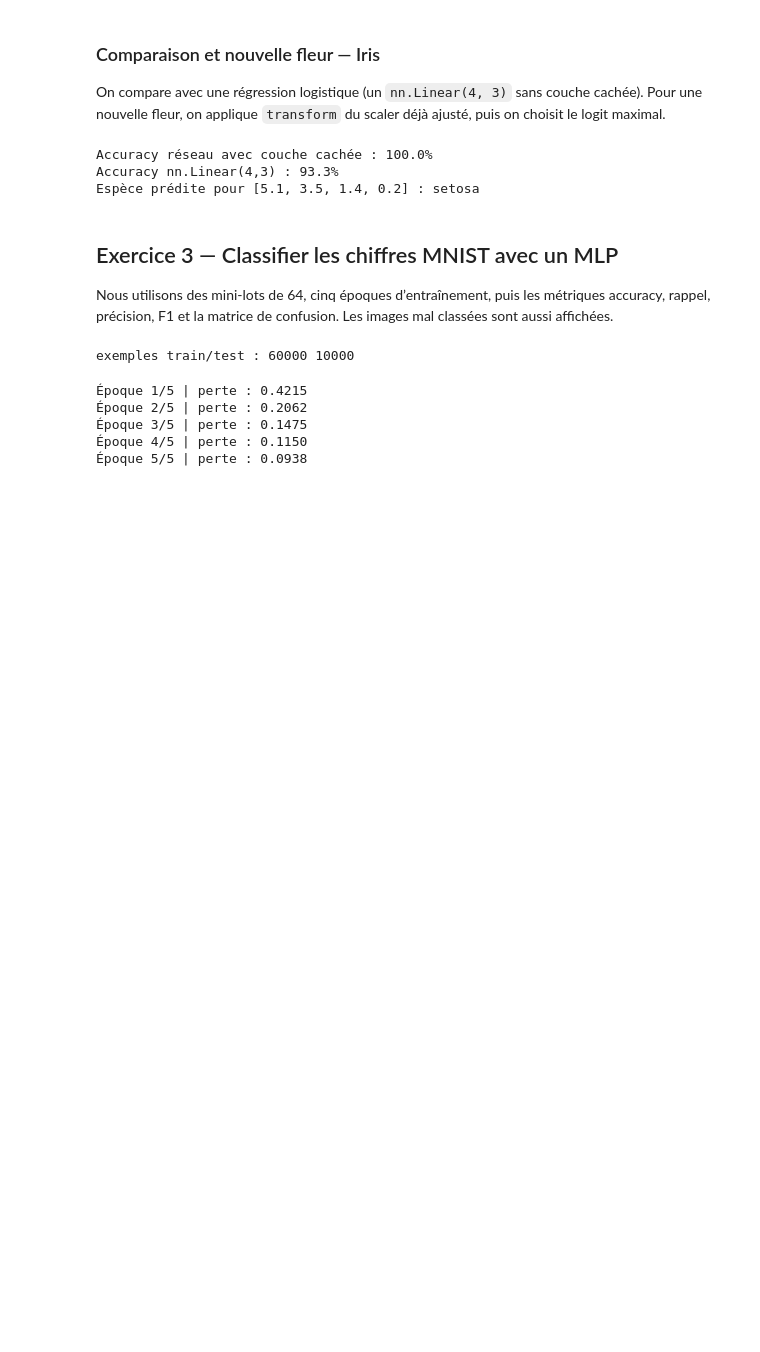
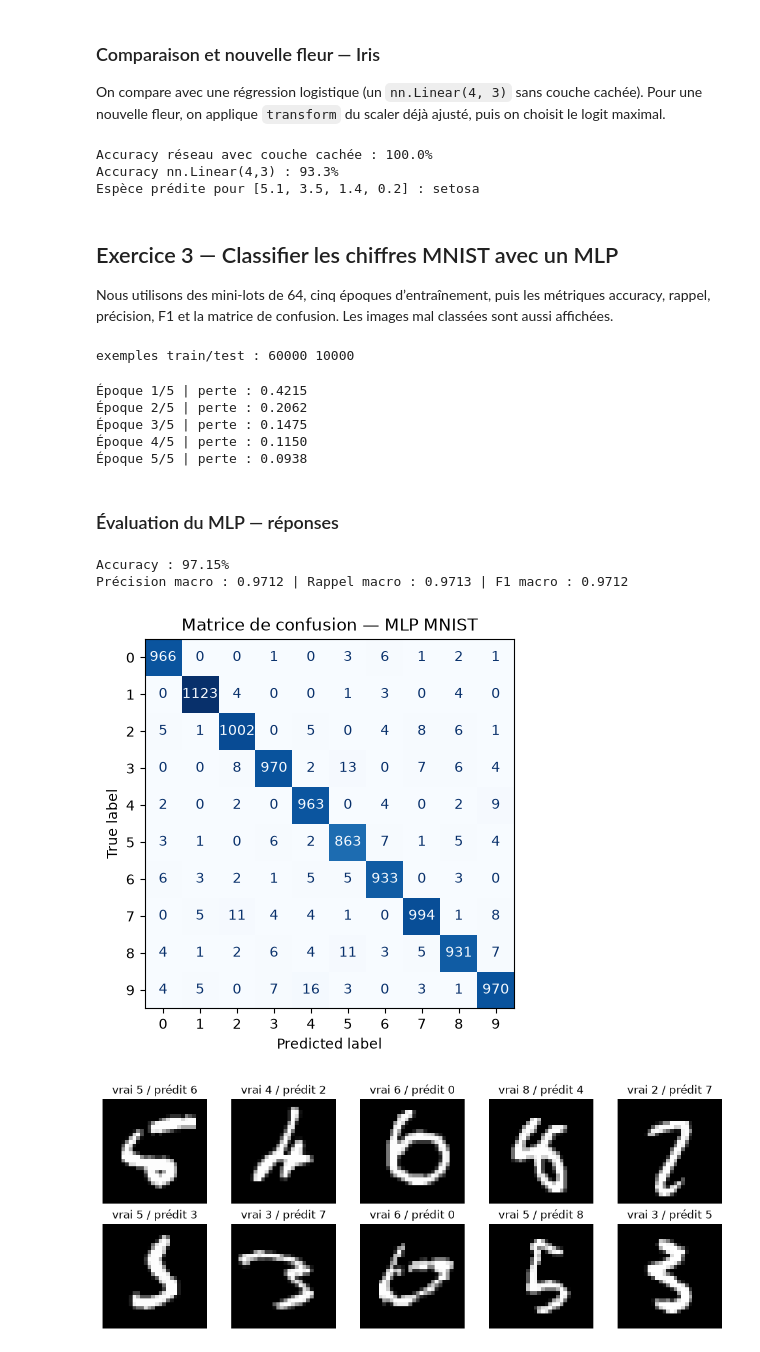
Before and after one commit to Hiba-Benyassine/Activit--Pratique-N-1--Mise-en-oeuvre-du-Framework-PyTorch-1, a Jupyter notebook: Activité pratique Bases de Pytorch.ipynb, the cells around one changed output. Drawn from its saved outputs; the diff is of its cells as text; code cells hidden in the pictures; blank space fills up the shorter version.

Commit message:
Exercice 3: evaluate MNIST MLP

```diff
--- a/Activité pratique Bases de Pytorch.ipynb
+++ b/Activité pratique Bases de Pytorch.ipynb
@@ -594,3 +594,29 @@ for epoch in range(5):
 Époque 3/5 | perte : 0.1475
 Époque 4/5 | perte : 0.1150
 Époque 5/5 | perte : 0.0938
+# %% [markdown]
+### Évaluation du MLP — réponses
+# %%
+mnist_mlp.eval(); y_true_mlp=[]; y_pred_mlp=[]; misclassified=[]
+with torch.inference_mode():
+    for images,labels in test_loader:
+        logits=mnist_mlp(images.to(device)); predictions=logits.argmax(1).cpu()
+        y_true_mlp.extend(labels.tolist()); y_pred_mlp.extend(predictions.tolist())
+        bad=(predictions!=labels).nonzero(as_tuple=True)[0]
+        for idx in bad[:max(0,10-len(misclassified))]:
+            if len(misclassified)<10: misclassified.append((images[idx,0].clone(),labels[idx].item(),predictions[idx].item()))
+        if len(misclassified)>=10: pass
+print(f"Accuracy : {accuracy_score(y_true_mlp,y_pred_mlp):.2%}")
+p,r,f1,_=precision_recall_fscore_support(y_true_mlp,y_pred_mlp,average="macro",zero_division=0)
+print(f"Précision macro : {p:.4f} | Rappel macro : {r:.4f} | F1 macro : {f1:.4f}")
+ConfusionMatrixDisplay(confusion_matrix(y_true_mlp,y_pred_mlp),display_labels=range(10)).plot(cmap="Blues",values_format="d",colorbar=False)
+plt.title("Matrice de confusion — MLP MNIST"); plt.show()
+fig,axes=plt.subplots(2,5,figsize=(10,4))
+for ax,(im,true,pred) in zip(axes.flat,misclassified):
+    ax.imshow(im,cmap="gray"); ax.set_title(f"vrai {true} / prédit {pred}"); ax.axis("off")
+plt.tight_layout(); plt.show()
+# %% [output]
+Accuracy : 97.15%
+Précision macro : 0.9712 | Rappel macro : 0.9713 | F1 macro : 0.9712
+[figure, added]
+[figure, added]
```
